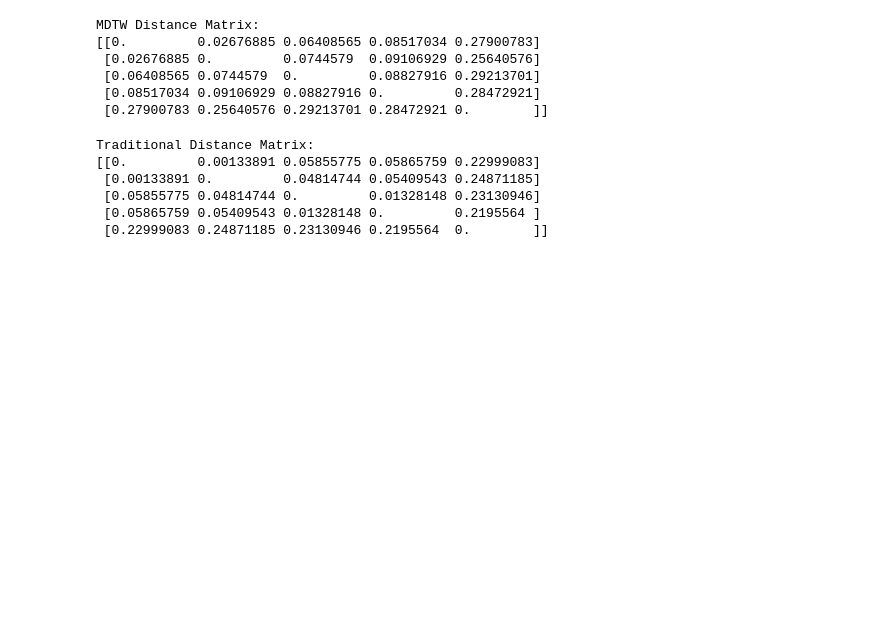
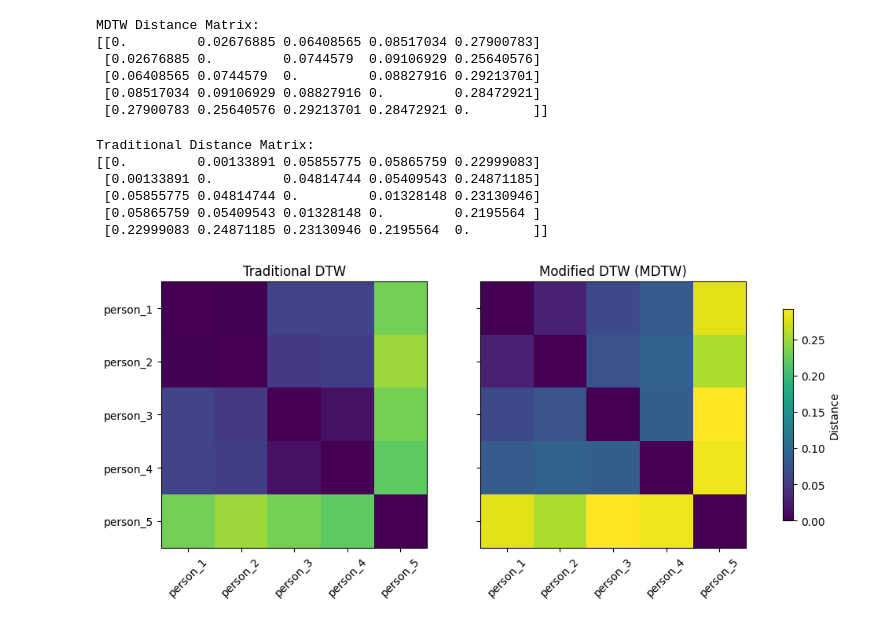
Before and after one commit to YagmurGULEC/mdtw-time-series-clustering, a Jupyter notebook: mdtw-notebook.ipynb, the cells around one changed output. Drawn from its saved outputs; the diff is of its cells as text; code cells hidden in the pictures; blank space fills up the shorter version.

```diff
--- a/mdtw-notebook.ipynb
+++ b/mdtw-notebook.ipynb
@@ -79,31 +81,33 @@ Traditional Distance Matrix:
 # %%
 import matplotlib.pyplot as plt
 
 fig, (ax1, ax2) = plt.subplots(1, 2, figsize=(12, 5), sharey=True)
 # Plot the heatmap for the global cost matrix
 
 labels = list(prepared_data.keys())
 # Use the same vmin/vmax for shared colormap
 vmin = min(traditional_distance_matrix.min(), mdtw_distance_matrix.min())
 vmax = max(traditional_distance_matrix.max(), mdtw_distance_matrix.max())
 
 # Create heatmaps
 im1 = ax1.imshow(traditional_distance_matrix, vmin=vmin, vmax=vmax, cmap='viridis')
 im2 = ax2.imshow(mdtw_distance_matrix, vmin=vmin, vmax=vmax, cmap='viridis')
 
 # Set titles
 ax1.set_title("Traditional DTW")
 ax2.set_title("Modified DTW (MDTW)")
 
 # Set ticks
 for ax in [ax1, ax2]:
     ax.set_xticks(range(len(labels)))
     ax.set_yticks(range(len(labels)))
     ax.set_xticklabels(labels, rotation=45)
     ax.set_yticklabels(labels)
 
 # Add shared colorbar
 cbar = fig.colorbar(im2, ax=[ax1, ax2], shrink=0.7, orientation='vertical')
 cbar.set_label("Distance")
 
-plt.tight_layout()
+plt.show()
+# %% [output]
+[figure, added]
```
Also changed, not shown: parts of 3 cells of this notebook.
